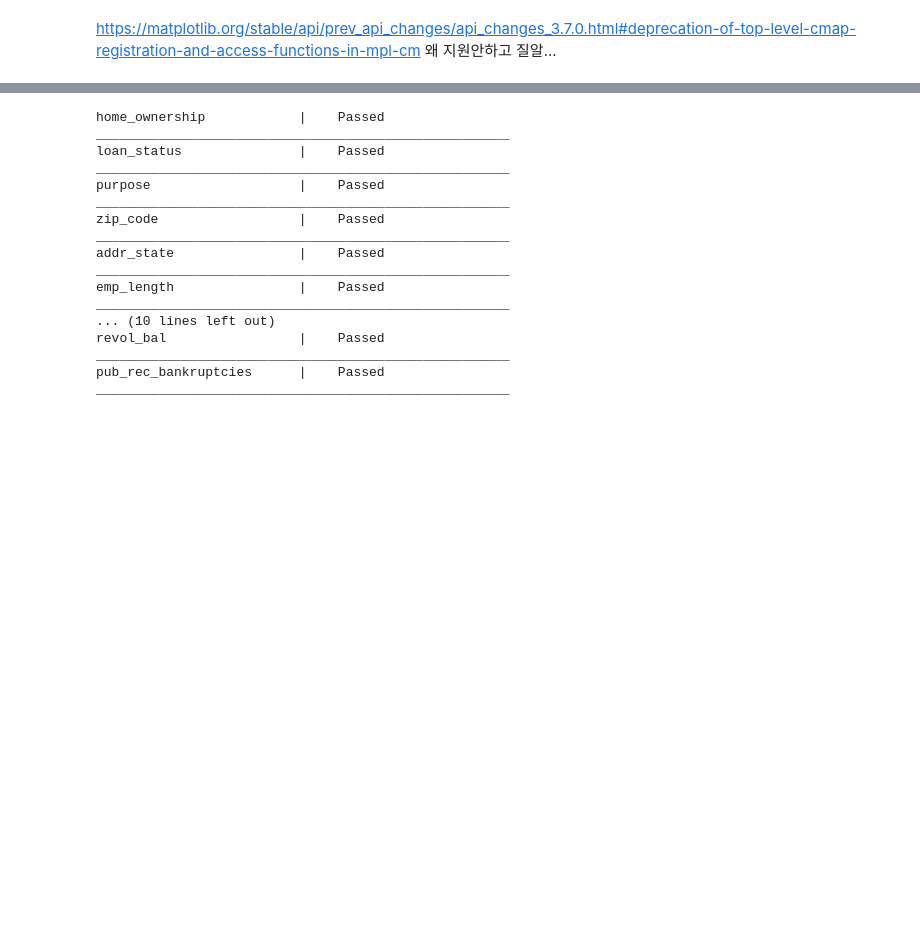
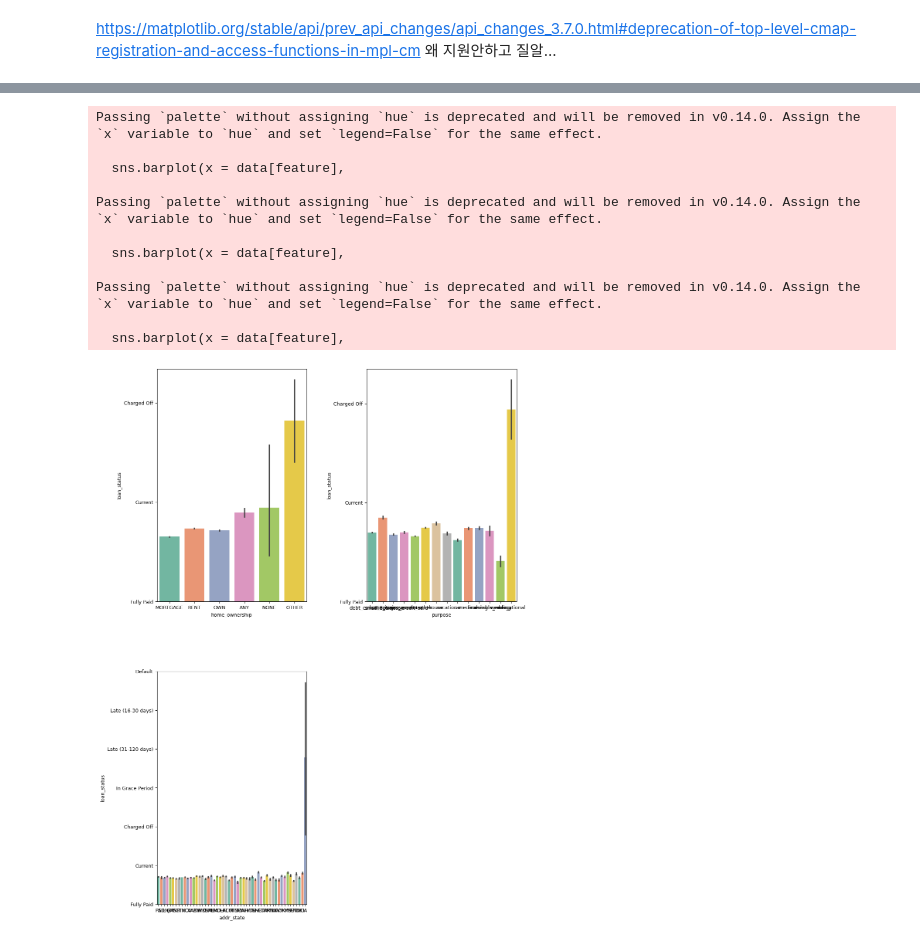
Before and after one commit to jiyoungeeeeeeeeeeeeeeeeeeeee/MLOps, a Jupyter notebook: train.ipynb, the cells around one changed output, grey strips where cells are left out. Cells and saved outputs as stored; diff of their text form; code cells hidden in the pictures; blank space fills up the shorter version.

```diff
--- a/train.ipynb
+++ b/train.ipynb
@@ -245,38 +226,48 @@ corr.style.background_gradient(cmap='Blues')
 | mort_acc | nan | nan | nan | nan | nan | nan | nan | nan | nan | ... |
 | pub_rec_bankruptcies | nan | nan | nan | nan | nan | nan | nan | nan | nan | ... |
 | emp | nan | nan | nan | nan | nan | nan | nan | nan | nan | ... |
-# %%
-import scipy.stats as stats
-
-# 범주형 열 선택
-categorical_columns = [ 'home_ownership' , 'loan_status' , 'purpose' , 'zip_code' , 'addr_state' , 'emp_length' , 'issue_d' , 'earliest_cr_line','annual_inc','dti','pub_rec','revol_bal','pub_rec_bankruptcies' ]
-
-# 교차표 생성
-for column in categorical_columns:
-  crosstab = pd.crosstab(data[column], target)
-
-# 카이제곱 검정 수행
-  chi2, p, dof, expected = stats.chi2_contingency(crosstab)
-
-  threshold = 0.05
-
-  print(f'{column:<25} |   ', '\033[32mPassed' if p < threshold else '\033[31mFailed', '\033[0m')
-  print('_____________________________________________________')
-# %% [output]
-home_ownership            |    Passed
-_____________________________________________________
-loan_status               |    Passed
-_____________________________________________________
-purpose                   |    Passed
-_____________________________________________________
-zip_code                  |    Passed
-_____________________________________________________
-addr_state                |    Passed
-_____________________________________________________
-emp_length                |    Passed
-_____________________________________________________
-... (10 lines left out)
-revol_bal                 |    Passed
-_____________________________________________________
-pub_rec_bankruptcies      |    Passed
-_____________________________________________________
+# %%
+import matplotlib.pyplot as plt
+import matplotlib.gridspec as gridspec
+import seaborn as sns
+
+def plot_target_ratio_by_features(data, features, size = (12,18)):
+
+  plt.rc('font' , size = 9)
+  plt.figure(figsize = size) # 전체 Figure 크기 설정
+
+  # 특성 개수를 기반으로 필요한 행 수 계산
+  num_rows = (len(features) + 1) // 2  # 특성 개수가 홀수인 경우 처리하기 위해 +1
+
+  # 모든 특성을 수용하도록 GridSpec 업데이트
+  grid = gridspec.GridSpec(num_rows, 2) # 서브 플롯 배치
+
+  plt.subplots_adjust(wspace = 0.4, hspace = 0.3) # 서브플롯 간 좌우/상하 여백 설정
+
+  for idx, feature in enumerate(features):
+    ax = plt.subplot(grid[idx])
+
+    # ax축에 고윳값별 타깃값 1의 비율을 막대그래프로 그리기
+    sns.barplot(x = data[feature],
+                y= target,
+                data = data,
+                palette = 'Set2',
+                ax=ax
+                )
+    ax.invert_yaxis()
+# %%
+nom_features = ['home_ownership' , 'purpose' , 'addr_state']
+plot_target_ratio_by_features(data , nom_features , size = (12,18))
+# %% [output]
+Passing `palette` without assigning `hue` is deprecated and will be removed in v0.14.0. Assign the `x` variable to `hue` and set `legend=False` for the same effect.
+
+  sns.barplot(x = data[feature],
+
+Passing `palette` without assigning `hue` is deprecated and will be removed in v0.14.0. Assign the `x` variable to `hue` and set `legend=False` for the same effect.
+
+  sns.barplot(x = data[feature],
+
+Passing `palette` without assigning `hue` is deprecated and will be removed in v0.14.0. Assign the `x` variable to `hue` and set `legend=False` for the same effect.
+
+  sns.barplot(x = data[feature],
+[figure, added]
```
Also changed, not shown: parts of 47 cells of this notebook.
